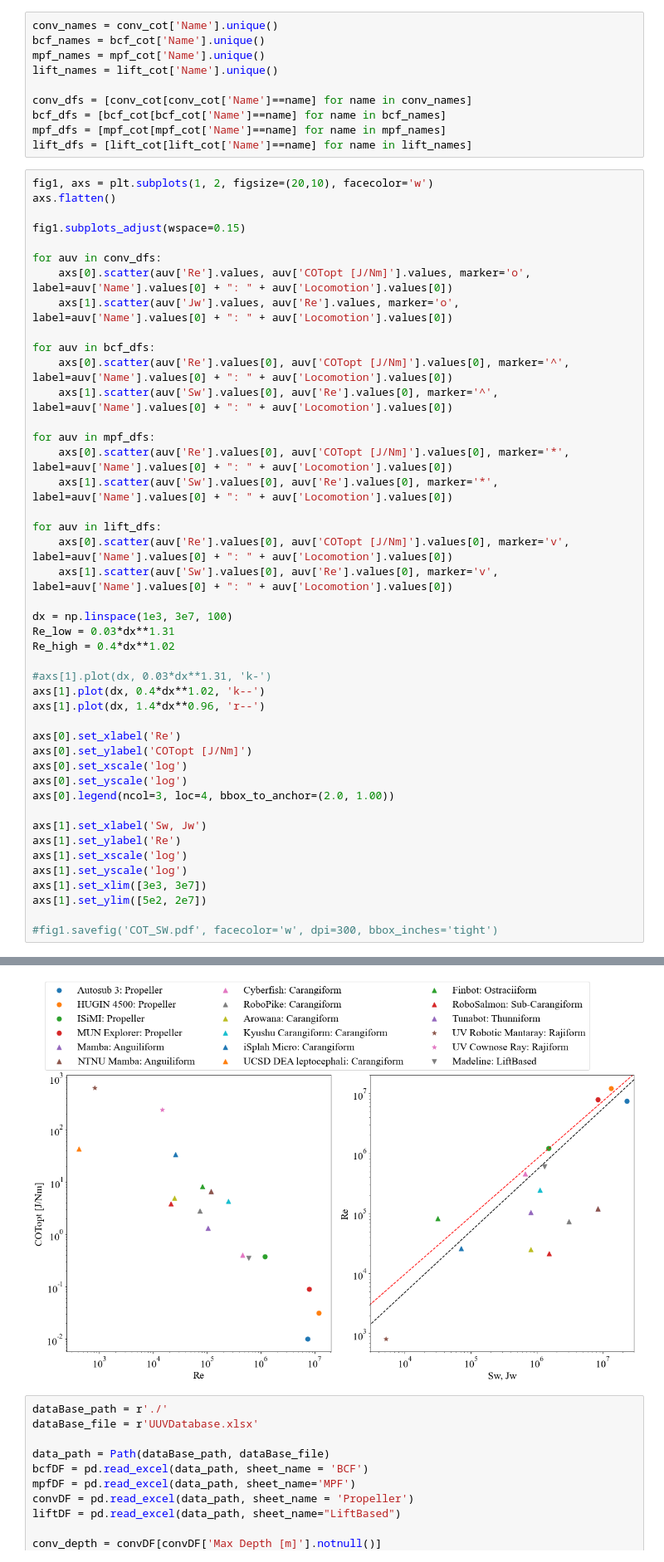
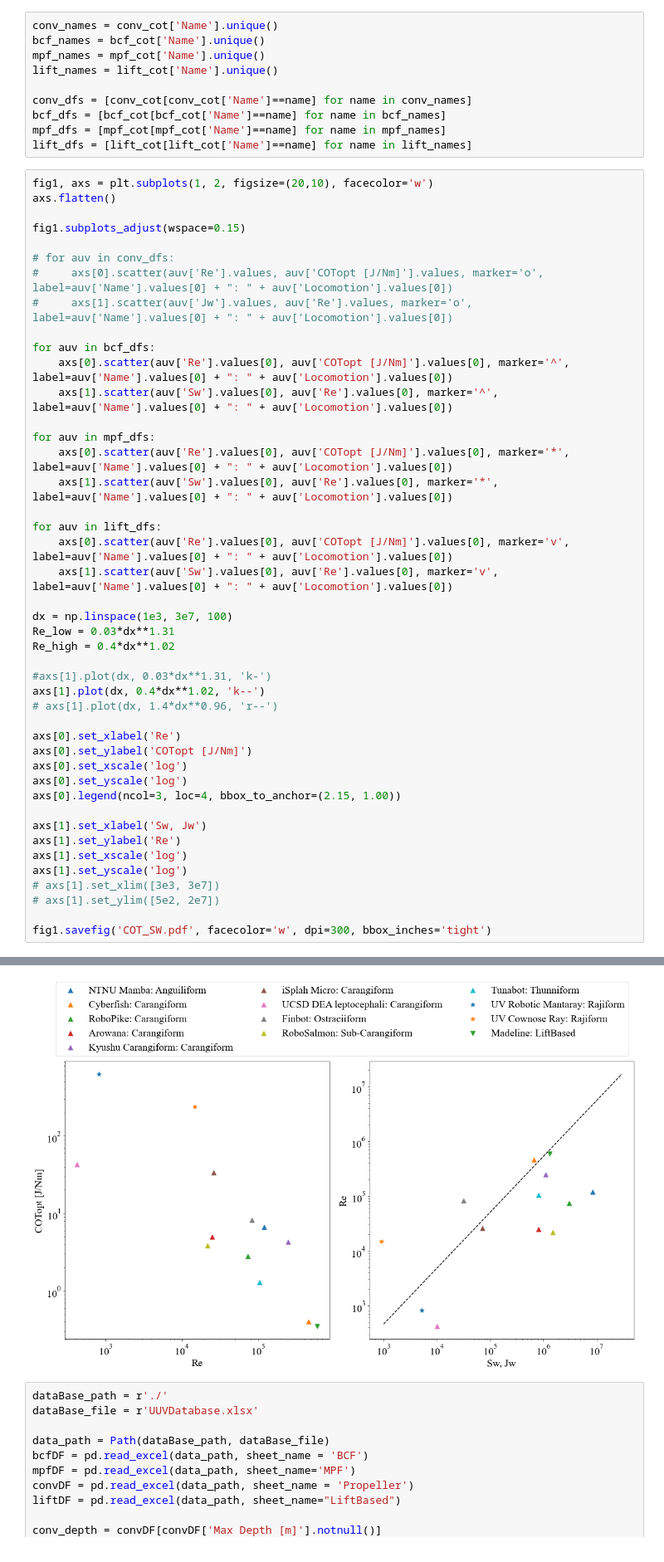
Before and after one commit to michaelcoe/Cost-of-Transport-Estimation, a Jupyter notebook: database_performance_plots.ipynb, the cells around one changed output, grey strips where cells are left out. Shown at 83% size. Saved outputs shown, nothing was run; the diff lists cells and outputs as text.

```diff
--- a/database_performance_plots.ipynb
+++ b/database_performance_plots.ipynb
@@ -65,9 +65,9 @@ axs.flatten()
 
 fig1.subplots_adjust(wspace=0.15)
 
-for auv in conv_dfs:
-    axs[0].scatter(auv['Re'].values, auv['COTopt [J/Nm]'].values, marker='o', label=auv['Name'].values[0] + ": " + auv['Locomotion'].values[0])
-    axs[1].scatter(auv['Jw'].values, auv['Re'].values, marker='o', label=auv['Name'].values[0] + ": " + auv['Locomotion'].values[0])
+# for auv in conv_dfs:
+#     axs[0].scatter(auv['Re'].values, auv['COTopt [J/Nm]'].values, marker='o', label=auv['Name'].values[0] + ": " + auv['Locomotion'].values[0])
+#     axs[1].scatter(auv['Jw'].values, auv['Re'].values, marker='o', label=auv['Name'].values[0] + ": " + auv['Locomotion'].values[0])
 
 for auv in bcf_dfs:
     axs[0].scatter(auv['Re'].values[0], auv['COTopt [J/Nm]'].values[0], marker='^', label=auv['Name'].values[0] + ": " + auv['Locomotion'].values[0])
@@ -87,20 +87,20 @@ Re_high = 0.4*dx**1.02
 
 #axs[1].plot(dx, 0.03*dx**1.31, 'k-')
 axs[1].plot(dx, 0.4*dx**1.02, 'k--')
-axs[1].plot(dx, 1.4*dx**0.96, 'r--')
+# axs[1].plot(dx, 1.4*dx**0.96, 'r--')
 
 axs[0].set_xlabel('Re')
 axs[0].set_ylabel('COTopt [J/Nm]')
 axs[0].set_xscale('log')
 axs[0].set_yscale('log')
-axs[0].legend(ncol=3, loc=4, bbox_to_anchor=(2.0, 1.00))
+axs[0].legend(ncol=3, loc=4, bbox_to_anchor=(2.15, 1.00))
 
 axs[1].set_xlabel('Sw, Jw')
 axs[1].set_ylabel('Re')
 axs[1].set_xscale('log')
 axs[1].set_yscale('log')
-axs[1].set_xlim([3e3, 3e7])
-axs[1].set_ylim([5e2, 2e7])
+# axs[1].set_xlim([3e3, 3e7])
+# axs[1].set_ylim([5e2, 2e7])
 
-#fig1.savefig('COT_SW.pdf', facecolor='w', dpi=300, bbox_inches='tight')
+fig1.savefig('COT_SW.pdf', facecolor='w', dpi=300, bbox_inches='tight')
 # %% [output]
@@ -108,4 +107,4 @@ axs[1].set_ylim([5e2, 2e7])
-[figure, old version]
+[figure, new version]
 # %%
 dataBase_path = r'./'
 dataBase_file = r'UUVDatabase.xlsx'
```
Also changed, not shown: parts of 4 cells of this notebook, 18 other files.
